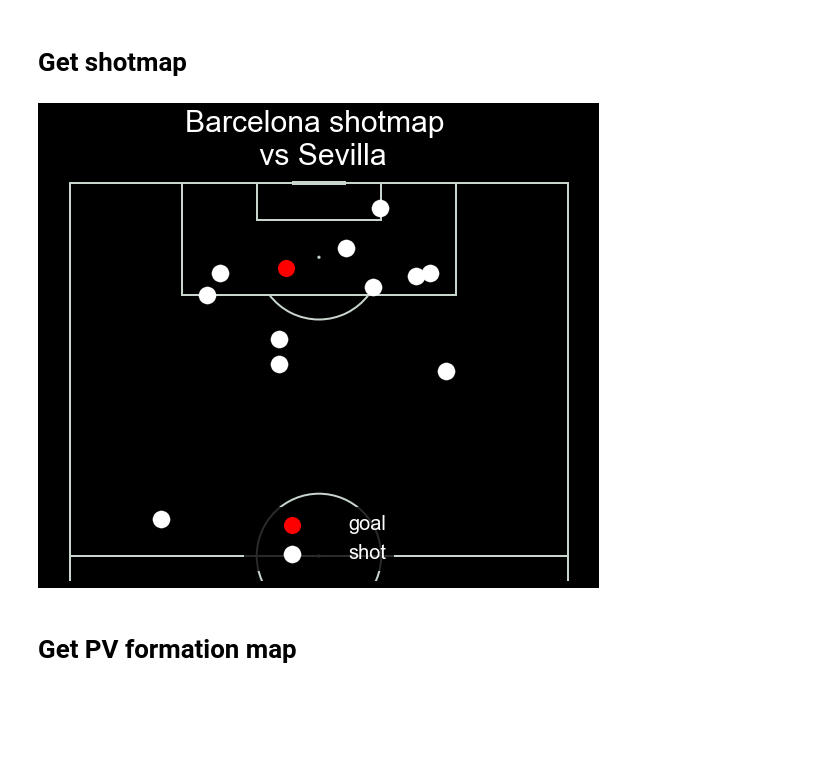
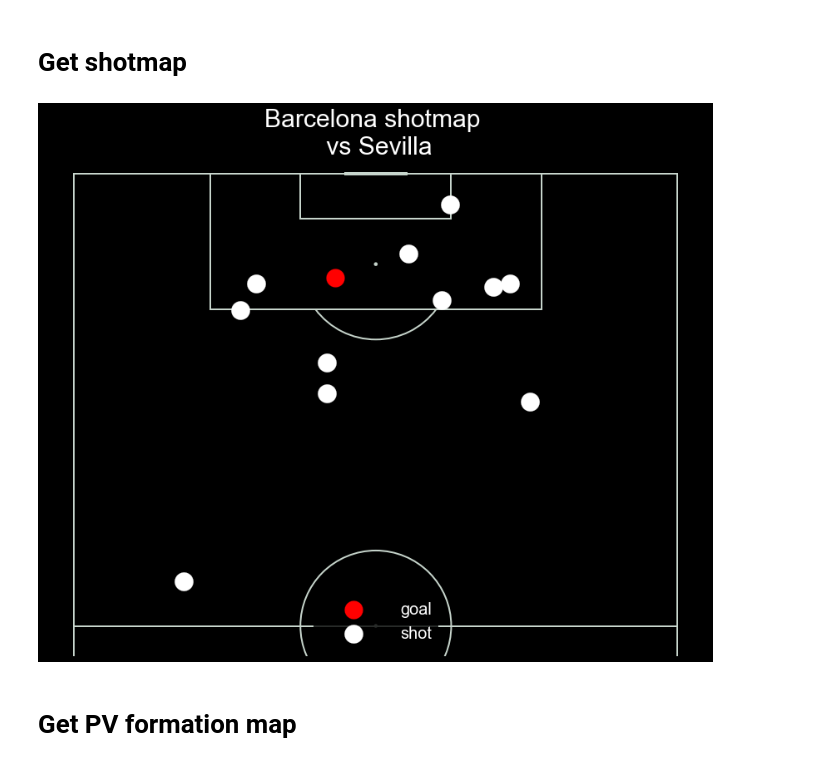
Before and after one commit to Ali-Hasan-Khan/Scrape-Whoscored-Event-Data, a Jupyter notebook: tutorial.ipynb, the cells around one changed output. Saved outputs shown, nothing was run; the diff lists cells and outputs as text; code cells hidden in the pictures; blank space fills up the shorter version.

```diff
--- a/tutorial.ipynb
+++ b/tutorial.ipynb
@@ -23,7 +24,7 @@ if __name__ == "__main__":
 
 # whoscored match centre url of the required match (Example: Barcelona vs Sevilla)
 url = "https://www.whoscored.com/Matches/1491995/Live/Spain-LaLiga-2020-2021-Barcelona-Sevilla"
-match_data = main.getMatchData(driver, url, close_window=False)
+match_data = main.getMatchData(driver, url, close_window=True)
 
 # Match dataframe containing info about the match
 matches_df = main.createMatchesDF(match_data)
@@ -31,9 +32,6 @@ matches_df = main.createMatchesDF(match_data)
 # Events dataframe
 events_df = main.createEventsDF(match_data)
 
-# Add xG data to events dataframe
-events_df = main.getxGFromUnderstat(match_data, events_df, driver)
-
 # match Id
 matchId = match_data['matchId']
 
@@ -272,14 +259,15 @@ visuals.createAttPassNetworks(match_data, matches_df, events_df, team='Barcelona
 # %%
 # Team data
 team = 'Barcelona'
 teamId = 65
 opponent = 'Sevilla'
 venue = 'home'
 
-visuals.createShotmap(match_data, events_df, team=team, pitchcolor='black', shotcolor='white',
-                      goalcolor='red', titlecolor='white', legendcolor='white', marker_size=300)
+fig,ax = plt.subplots(figsize=(16,11))
+visuals.createShotmap(match_data, events_df, team='Barcelona', pitchcolor='black', shotcolor='white',
+                      goalcolor='red', titlecolor='white', legendcolor='white', marker_size=500, fig=fig, ax=ax)
 # %% [output]
-[figure, old version]
+[figure, new version]
 # %% [markdown]
 # Get PV formation map
 # %%
```
Also changed, not shown: parts of 8 cells of this notebook, 3 other files.
